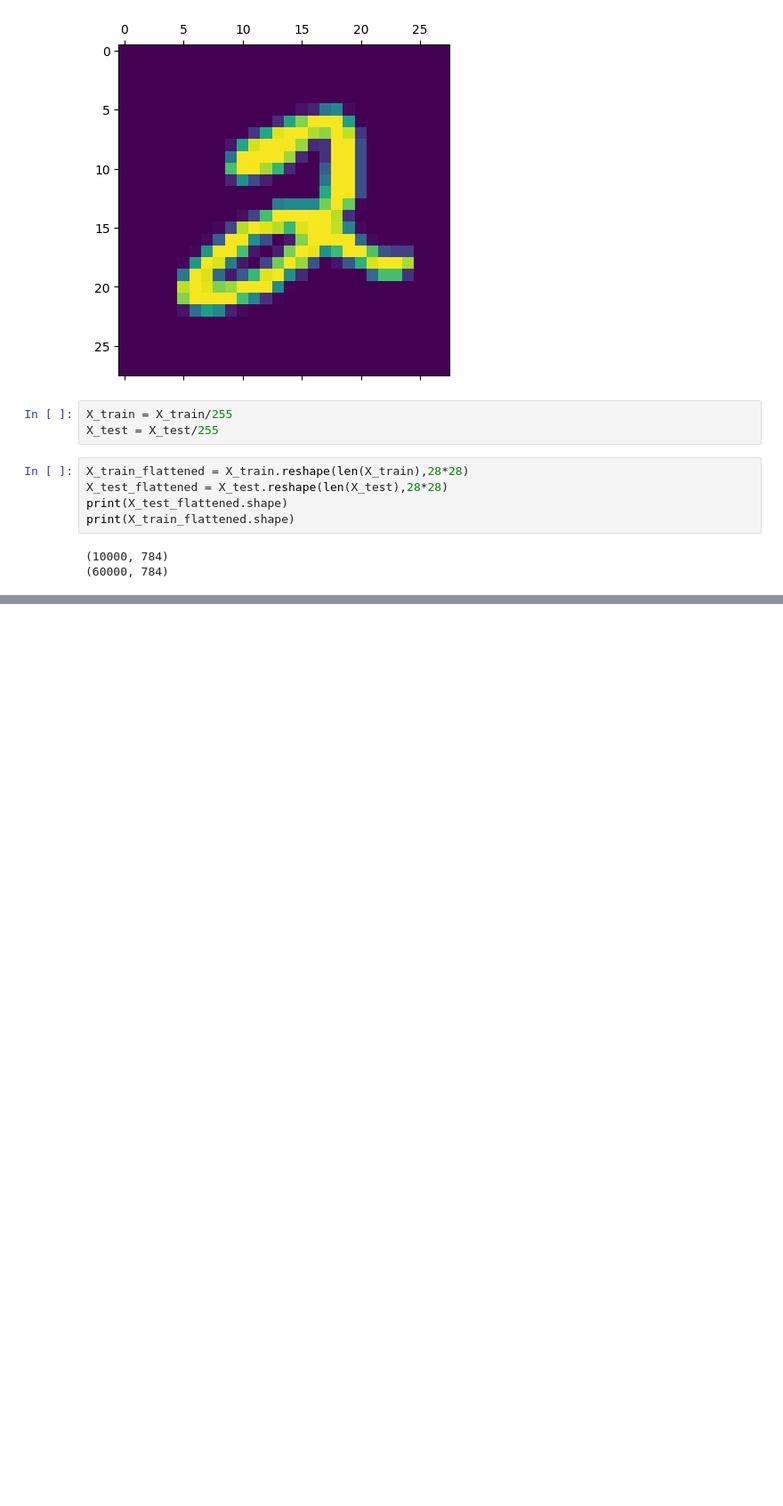
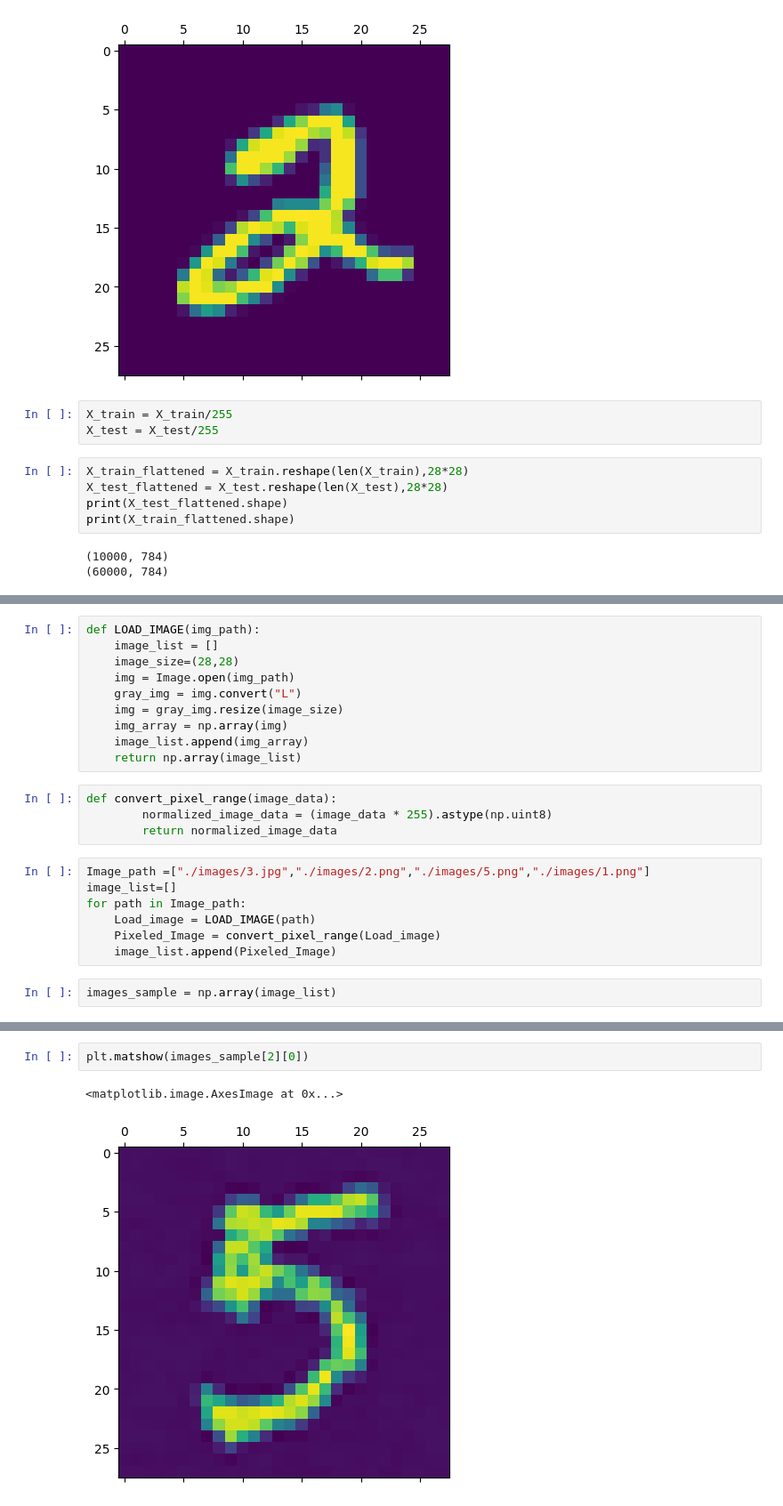
Before and after one commit to jamAL108/Deep_Learning_Projects, a Jupyter notebook: Handwritten_Numbers_Detection/Model.ipynb, the cells around one changed output, grey strips where cells are left out. Shown at 89% size. Drawn from its saved outputs; the diff is of its cells as text; blank space fills up the shorter version.

```diff
--- a/Handwritten_Numbers_Detection/Model.ipynb
+++ b/Handwritten_Numbers_Detection/Model.ipynb
@@ -56,0 +113,23 @@ print(X_train_flattened.shape)
+# %%
+def LOAD_IMAGE(img_path):
+    image_list = []
+    image_size=(28,28)
+    img = Image.open(img_path)
+    gray_img = img.convert("L")
+    img = gray_img.resize(image_size)
+    img_array = np.array(img)
+    image_list.append(img_array)
+    return np.array(image_list)
+# %%
+def convert_pixel_range(image_data):
+        normalized_image_data = (image_data * 255).astype(np.uint8)
+        return normalized_image_data
+# %%
+Image_path =["./images/3.jpg","./images/2.png","./images/5.png","./images/1.png"]
+image_list=[]
+for path in Image_path:
+    Load_image = LOAD_IMAGE(path)
+    Pixeled_Image = convert_pixel_range(Load_image)
+    image_list.append(Pixeled_Image)
+# %%
+images_sample = np.array(image_list)
@@ -56,0 +195,5 @@ print(X_train_flattened.shape)
+# %%
+plt.matshow(images_sample[2][0])
+# %% [output]
+<matplotlib.image.AxesImage at 0x...>
+[figure, added]
```
Also changed, not shown: parts of 16 cells of this notebook, 6 other files.
